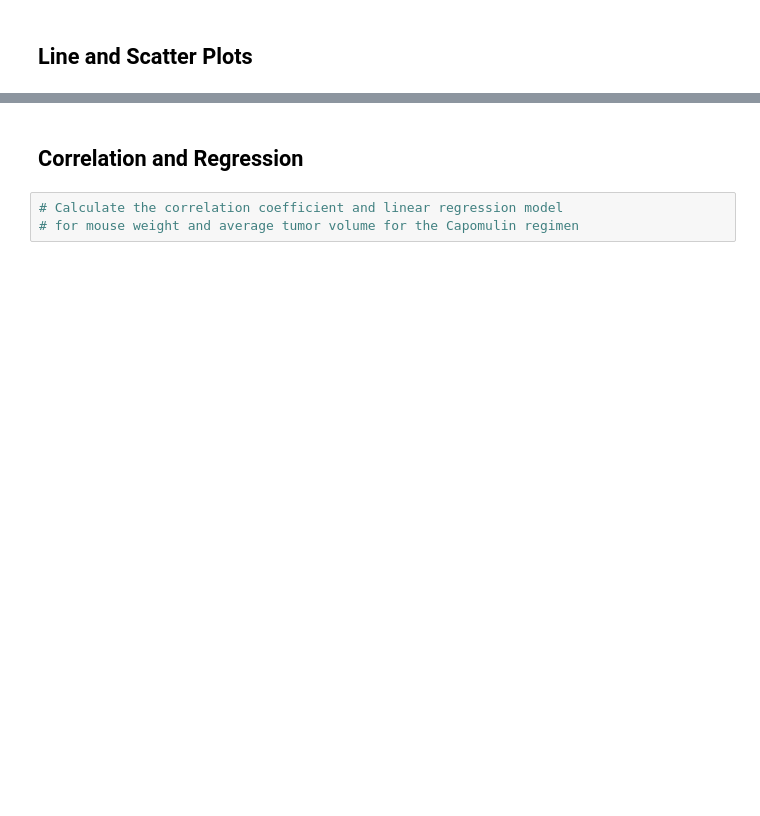
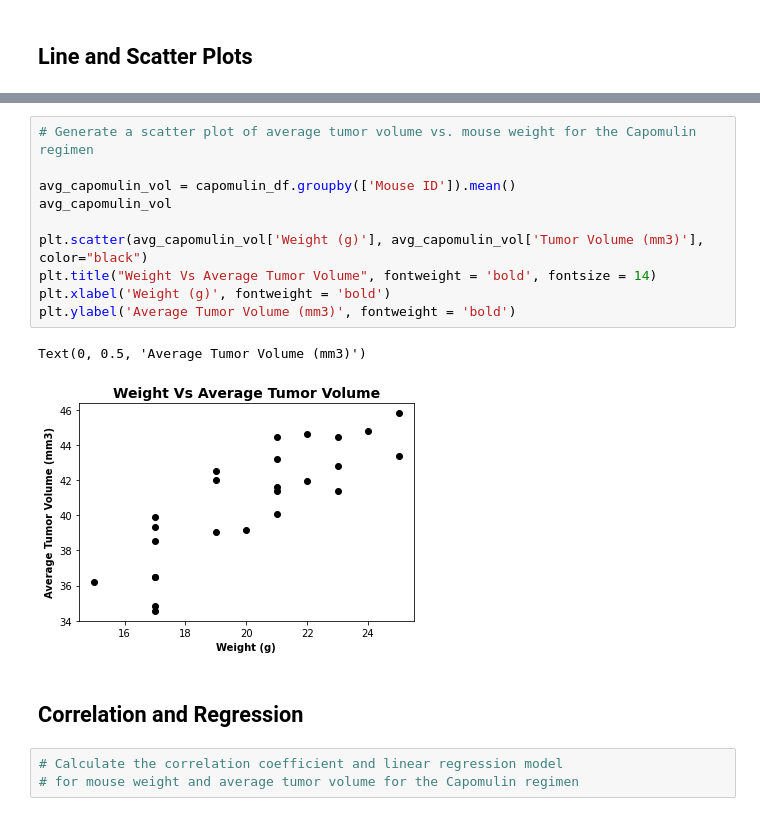
Before and after one commit to fredtan30/Matplotlib-Challenge, a Jupyter notebook: pymaceuticals_starter.ipynb, the cells around one changed output, grey strips where cells are left out. Saved outputs shown, nothing was run; the diff lists cells and outputs as text; blank space fills up the shorter version.

```diff
--- a/pymaceuticals_starter.ipynb
+++ b/pymaceuticals_starter.ipynb
@@ -356,3 +384,16 @@ for drug in drug_treatments:
+# %%
+# Generate a scatter plot of average tumor volume vs. mouse weight for the Capomulin regimen
+
+avg_capomulin_vol = capomulin_df.groupby(['Mouse ID']).mean()
+avg_capomulin_vol
+
+plt.scatter(avg_capomulin_vol['Weight (g)'], avg_capomulin_vol['Tumor Volume (mm3)'], color="black")
+plt.title("Weight Vs Average Tumor Volume", fontweight = 'bold', fontsize = 14)
+plt.xlabel('Weight (g)', fontweight = 'bold')
+plt.ylabel('Average Tumor Volume (mm3)', fontweight = 'bold')
+# %% [output]
+Text(0, 0.5, 'Average Tumor Volume (mm3)')
+[figure, added]
 # %% [markdown]
 ## Correlation and Regression
 # %%
```
Also changed, not shown: parts of 5 cells of this notebook.
